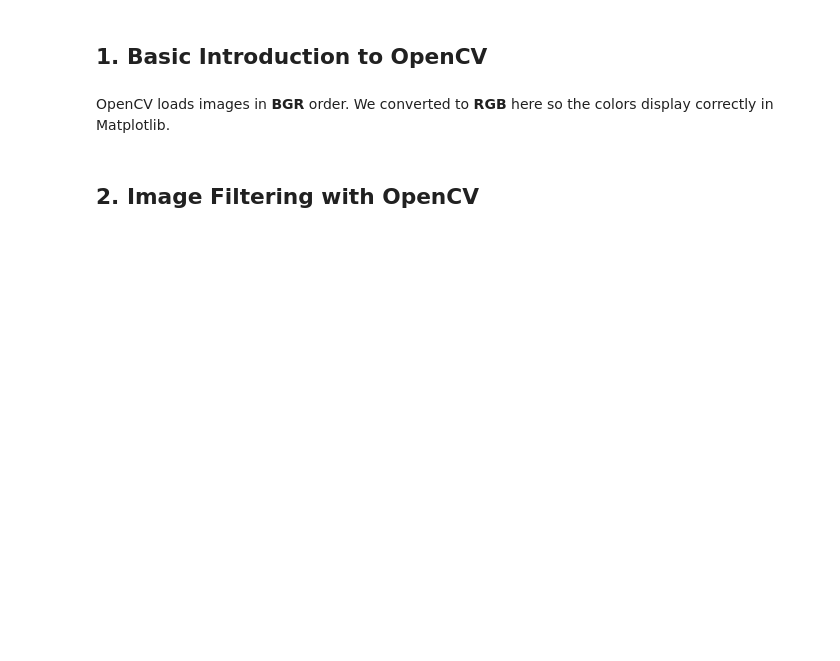
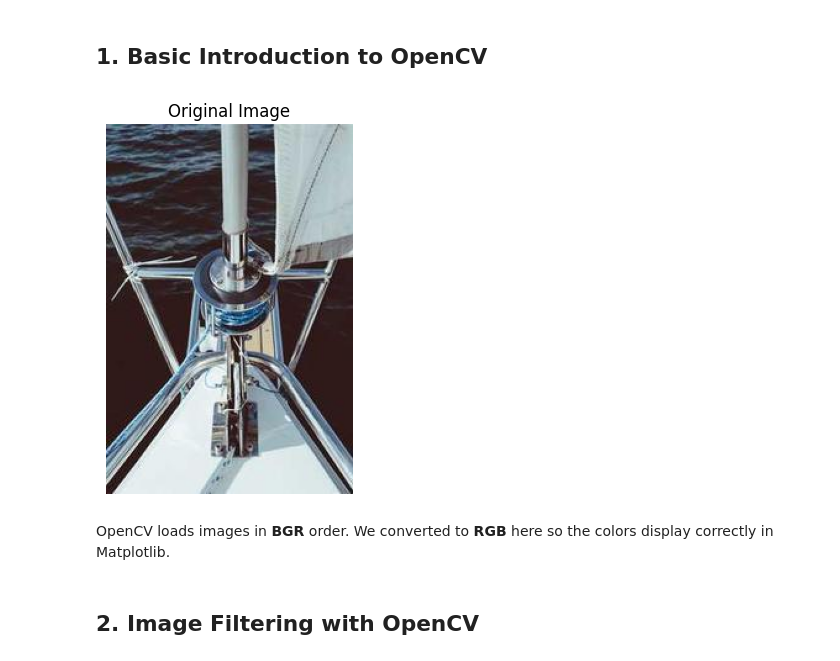
Before and after one commit to i-zeeshan-afzal/cv-intro, a Jupyter notebook: intro_computer_vision.ipynb, the cells around one changed output. Cells and saved outputs as stored; diff of their text form; code cells hidden in the pictures; blank space fills up the shorter version.

```diff
--- a/intro_computer_vision.ipynb
+++ b/intro_computer_vision.ipynb
@@ -20,20 +38,26 @@
 # %%
 
 import cv2
+import urllib
 import matplotlib.pyplot as plt
+import numpy as np
 
 # Load an example image
-img = cv2.imread('sample.jpg')  # ⬅️ Replace with your own image path
+req = urllib.request.urlopen('https://picsum.photos/200/300.jpg')
+arr = np.asarray(bytearray(req.read()), dtype=np.uint8)
+img = cv2.imdecode(arr, -1) # 'Load it as it is'
 if img is None:
     raise FileNotFoundError("Please place an image named 'sample.jpg' in the notebook directory or edit the path.")
 
 # Convert BGR (OpenCV default) to RGB for Matplotlib
 img_rgb = cv2.cvtColor(img, cv2.COLOR_BGR2RGB)
 
 plt.imshow(img_rgb)
 plt.title('Original Image')
 plt.axis('off')
 plt.show()
+# %% [output]
+[figure, added]
 # %% [markdown]
 OpenCV loads images in **BGR** order. We converted to **RGB** here so the colors display correctly in Matplotlib.
 # %% [markdown]
```
Also changed, not shown: parts of 3 cells of this notebook.
